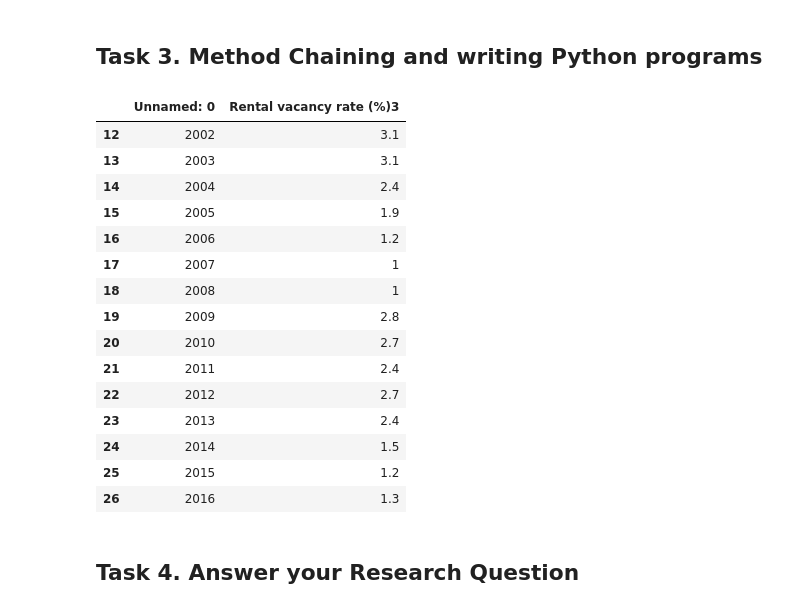
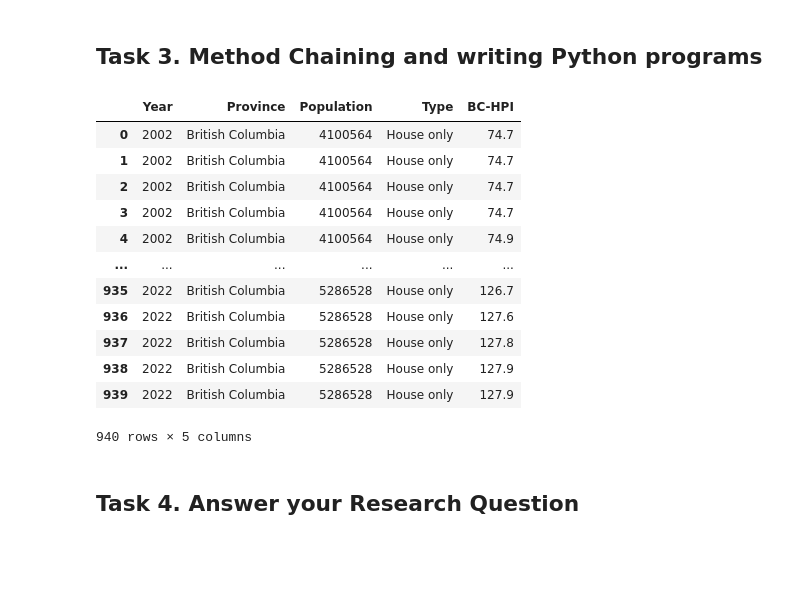
Before and after one commit to ubco-W2022T1-cosc301/group13, a Jupyter notebook: notebooks/analysis2.ipynb, the cells around one changed output. Cells and saved outputs as stored; diff of their text form; code cells hidden in the pictures; blank space fills up the shorter version.

```diff
--- a/notebooks/analysis2.ipynb
+++ b/notebooks/analysis2.ipynb
@@ -171,6 +145,8 @@ def load_and_process(path):
         .loc[lambda x: x['GEO']=='British Columbia']
         .reset_index(drop=True)
         .loc[:, ['REF_DATE', 'GEO', 'Population estimate']]
+        .set_axis(['Year', 'Province', 'Population'], axis='columns')
         .iloc[-80:]
     )
+    dataset_population_by_region['Year'] = pd.DatetimeIndex(pd.to_datetime(dataset_population_by_region['Year'], format='%b-%y')).year
     return dataset_population_by_region
@@ -212,6 +186,7 @@ def load_and_process(path):
         pd.read_csv(str(path) + 'hpi_by_region.csv')
         .reset_index(drop=True)
         .loc[:, ['Type', 'British Columbia ', 'year']]
+        .set_axis(['Type', 'BC-HPI', 'Year'], axis='columns')
         .iloc[-740:-498]
     )
     return dataset_hpi_by_region
@@ -276,22 +251,54 @@ def load_and_process(path):
+# %%
+import pandas as pd
+
+def load_and_process(path):
+    dataset_population_by_region = (
+        pd.read_csv(str(path) + 'population-by-region-1946-2022 (1).csv')
+        .loc[lambda x: x['GEO']=='British Columbia']
+        .reset_index(drop=True)
+        .loc[:, ['REF_DATE', 'GEO', 'Population estimate']]
+        .set_axis(['Year', 'Province', 'Population'], axis='columns')
+        .iloc[-80:]
+    )
+    dataset_population_by_region['Year'] = pd.DatetimeIndex(pd.to_datetime(dataset_population_by_region['Year'], format='%b-%y')).year
+
+    dataset_hpi_by_region = (
+        pd.read_csv(str(path) + 'hpi_by_region.csv')
+        .reset_index(drop=True)
+        .loc[:, ['Type', 'British Columbia ', 'year']]
+        .set_axis(['Type', 'BC-HPI', 'Year'], axis='columns')
+        .iloc[-740:-498]
+    )
+
+    dataset_vacancy_rate = (
+        pd.read_csv(str(path) + 'housing-supply-and-rental/british columbia_section1_.csv')
+        .reset_index(drop=True)
+        .loc[:, ['Unnamed: 0', 'Rental vacancy rate (%)3']]
+        .set_axis(['Year', 'Vacancy Rate(%)'], axis='columns')
+        .iloc[-17:-2]
+    )
+
+    final_data1 = (dataset_population_by_region.merge(dataset_hpi_by_region, how='inner'))
+
+
+
+    return final_data1
 # %%
-dataset_vacancy_rate = load_and_process("../data/raw/")
-dataset_vacancy_rate
+final_data1 = load_and_process("../data/raw/")
+final_data1
 # %% [output]
-|  | Unnamed: 0 | Rental vacancy rate (%)3 |
-| 12 | 2002 | 3.1 |
-| 13 | 2003 | 3.1 |
-| 14 | 2004 | 2.4 |
-| 15 | 2005 | 1.9 |
-| 16 | 2006 | 1.2 |
-| 17 | 2007 | 1 |
-| 18 | 2008 | 1 |
-| 19 | 2009 | 2.8 |
-| 20 | 2010 | 2.7 |
-| 21 | 2011 | 2.4 |
-| 22 | 2012 | 2.7 |
-| 23 | 2013 | 2.4 |
-| 24 | 2014 | 1.5 |
-| 25 | 2015 | 1.2 |
-| 26 | 2016 | 1.3 |
+|  | Year | Province | Population | Type | BC-HPI |
+| 0 | 2002 | British Columbia | 4100564 | House only | 74.7 |
+| 1 | 2002 | British Columbia | 4100564 | House only | 74.7 |
+| 2 | 2002 | British Columbia | 4100564 | House only | 74.7 |
+| 3 | 2002 | British Columbia | 4100564 | House only | 74.7 |
+| 4 | 2002 | British Columbia | 4100564 | House only | 74.9 |
+| ... | ... | ... | ... | ... | ... |
+| 935 | 2022 | British Columbia | 5286528 | House only | 126.7 |
+| 936 | 2022 | British Columbia | 5286528 | House only | 127.6 |
+| 937 | 2022 | British Columbia | 5286528 | House only | 127.8 |
+| 938 | 2022 | British Columbia | 5286528 | House only | 127.9 |
+| 939 | 2022 | British Columbia | 5286528 | House only | 127.9 |
+940 rows × 5 columns
 # %% [markdown]
 ## Task 4. Answer your Research Question
```
Also changed, not shown: parts of 24 cells of this notebook, 1 other file.
